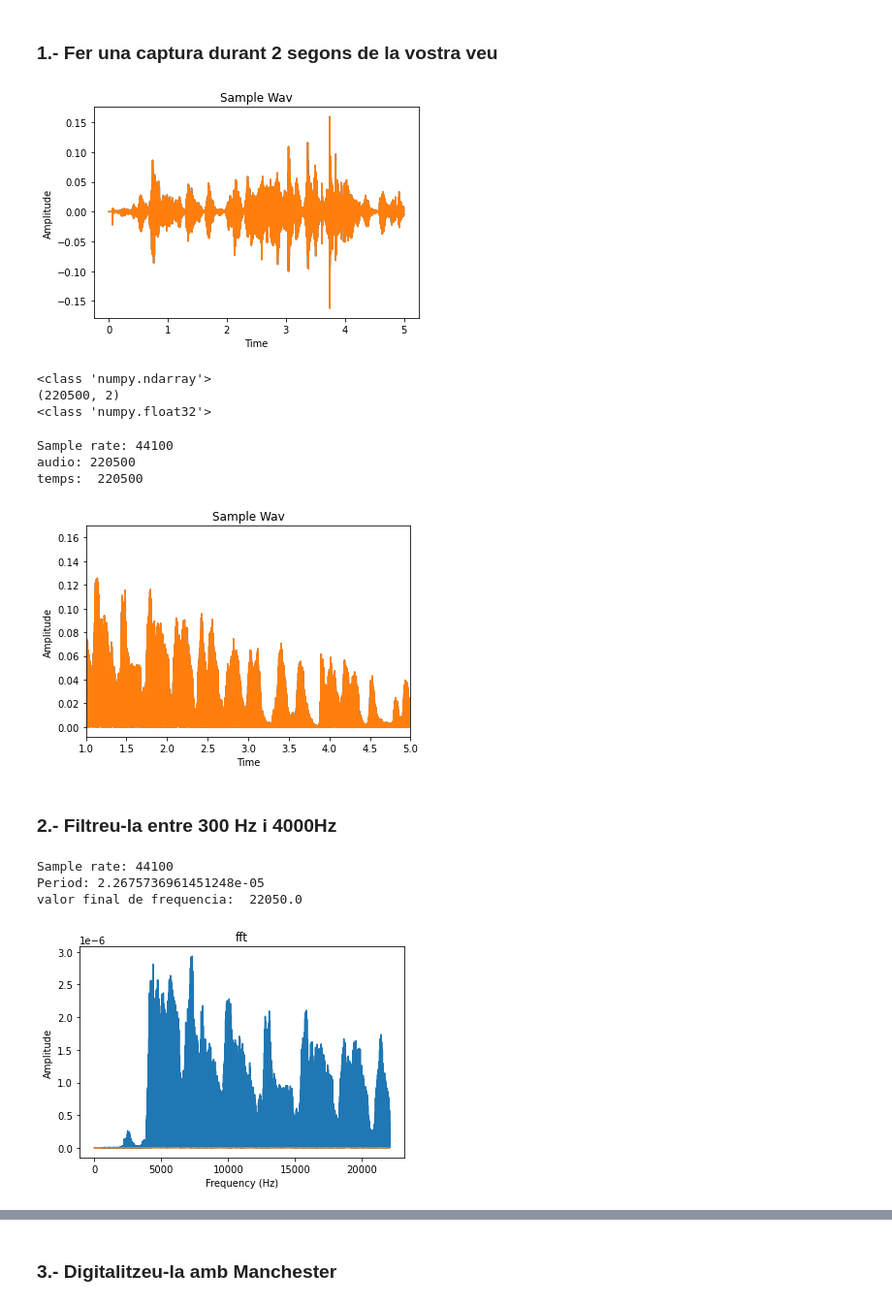
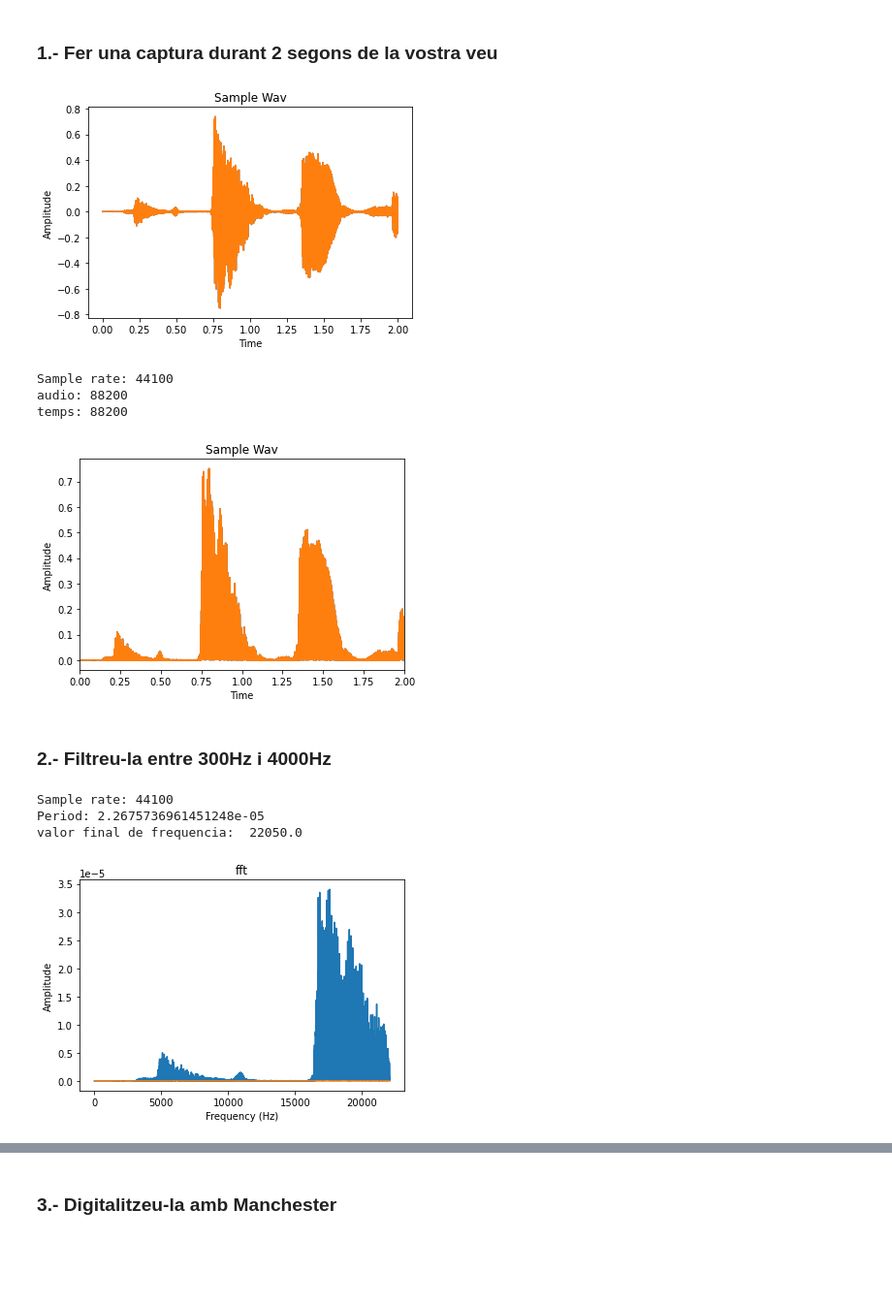
Before and after one commit to junjielyu13/Junior-Fall-Missions, a Jupyter notebook: Xarxa/Practica/Op_1/Opcional_JunjieLi.ipynb, the cells around one changed output, grey strips where cells are left out. Shown at 97% size. Saved outputs shown, nothing was run; the diff lists cells and outputs as text; code cells hidden in the pictures; blank space fills up the shorter version.

```diff
--- a/Xarxa/Practica/Op_1/Opcional_JunjieLi.ipynb
+++ b/Xarxa/Practica/Op_1/Opcional_JunjieLi.ipynb
@@ -25,32 +44,24 @@ import matplotlib.pyplot as plt
 # %% [markdown]
 ### 1.- Fer una captura durant 2 segons de la vostra veu
 # %%
-# record sound
+# Record sound
 
 fs = 44100   # Sample rate
-seconds = 5  # Duration of recording
+seconds = 2  # Duration of recording
 
 myrecording = sd.rec(int(seconds * fs), samplerate=fs, channels=2)
-sd.wait()  # Wait until recording is finished
+sd.wait()   # Wait until recording is finished
 
-write('output.wav', fs, myrecording)  # Save as WAV file
+write('Opcional_1_Junjie.wav', fs, myrecording)  # Save as WAV file
 
-time = np.arange(0,5,1/44100)
+time = np.arange(0,2,1/44100)
 plt.plot(time, myrecording)
 plt.ylabel("Amplitude")
 plt.xlabel("Time")
 plt.title("Sample Wav")
 plt.show()
 # %% [output]
-[figure, old version]
+[figure, new version]
-# %%
-print(type(myrecording))
-print(myrecording.shape)
-print(type(myrecording[0,0]))
-# %% [output]
-<class 'numpy.ndarray'>
-(220500, 2)
-<class 'numpy.float32'>
 # %%
 # play sound
 sd.play(myrecording, 44100)
@@ -58,69 +69,67 @@ sd.play(myrecording, 44100)
 from scipy.io.wavfile import read
 import matplotlib.pyplot as plt
 
+# Again we show the sound spectrum in the time domain...
 
 # read audio samples
-input_data = read("output3.wav")
+input_data = read("Opcional_1_Junjie.wav")
+audio = input_data[1]
+time = np.arange(0, 2, 1/44100)     #afegim l'offset vist experimentalment 1.25seg
 
-audio = input_data[1]
-print("Sample rate:", input_data[0])
-print("audio:", len(audio))
-time = np.arange(0, 5, 1/44100)#afegim l'offset vist experimentalment 1.25seg
-print("temps: ",len(time))
+print(f"Sample rate: {input_data[0]}\naudio: {len(audio)}\ntemps: {len(time)}")
+
 offset = len(audio)-len(time)
-# plot the first 1024 samples
-#plt.ylim(-5,5)
-#plt.xlim(0.5,0.55)
 f_audio = audio[offset:]
+
 plt.plot(time, np.abs(f_audio))
-# label the axes
 plt.ylabel("Amplitude")
 plt.xlabel("Time")
-# set the title
 plt.title("Sample Wav")
-plt.xlim(1, 5)
-# display the plot
+plt.xlim(0, 2)
 plt.show()
 # %% [output]
 Sample rate: 44100
-audio: 220500
-temps:  220500
+audio: 88200
+temps: 88200
-[figure, old version]
+[figure, new version]
 # %% [markdown]
-### 2.- Filtreu-la entre 300 Hz i 4000Hz
+### 2.- Filtreu-la entre 300Hz i 4000Hz
 # %%
 from scipy.fftpack import fft
 
 
 def calcula_fft(audio, fs):
     period = 1/fs
     print(f"Sample rate: {fs} \nPeriod: {period}")
+
     number_of_points = len(audio)
     yf = fft(audio)
+
     yf = yf[0:int(number_of_points//2)] #per eliminar la part negativa de la FFT
+
     signal_fft = 2.0/number_of_points * yf
+
     f_final = 1.0/(2.0*period)
     print('valor final de frequencia: ',f_final)
+
     xf = np.linspace(0.0, 1.0/(2.0*sampling_period), number_of_points//2) #per tenir el mateix num. de punts
     return signal_fft, xf
-
 
 
 sampling_period = time[1]-time[0]
 signal_fft, xf = calcula_fft(f_audio, fs)
 
-fig, (a1) = plt.subplots(1)
-a1.plot(xf, np.abs(signal_fft))
 
+plt.plot(xf, np.abs(signal_fft))
 plt.ylabel("Amplitude")
 plt.xlabel("Frequency (Hz)")
 plt.title("fft")
 plt.show()
 # %% [output]
 Sample rate: 44100
 Period: 2.2675736961451248e-05
 valor final de frequencia:  22050.0
-[figure, old version]
+[figure, new version]
 # %%
 points_per_freq = len(xf)/(fs/2)
 
```
Also changed, not shown: parts of 27 cells of this notebook, 8 other files.
